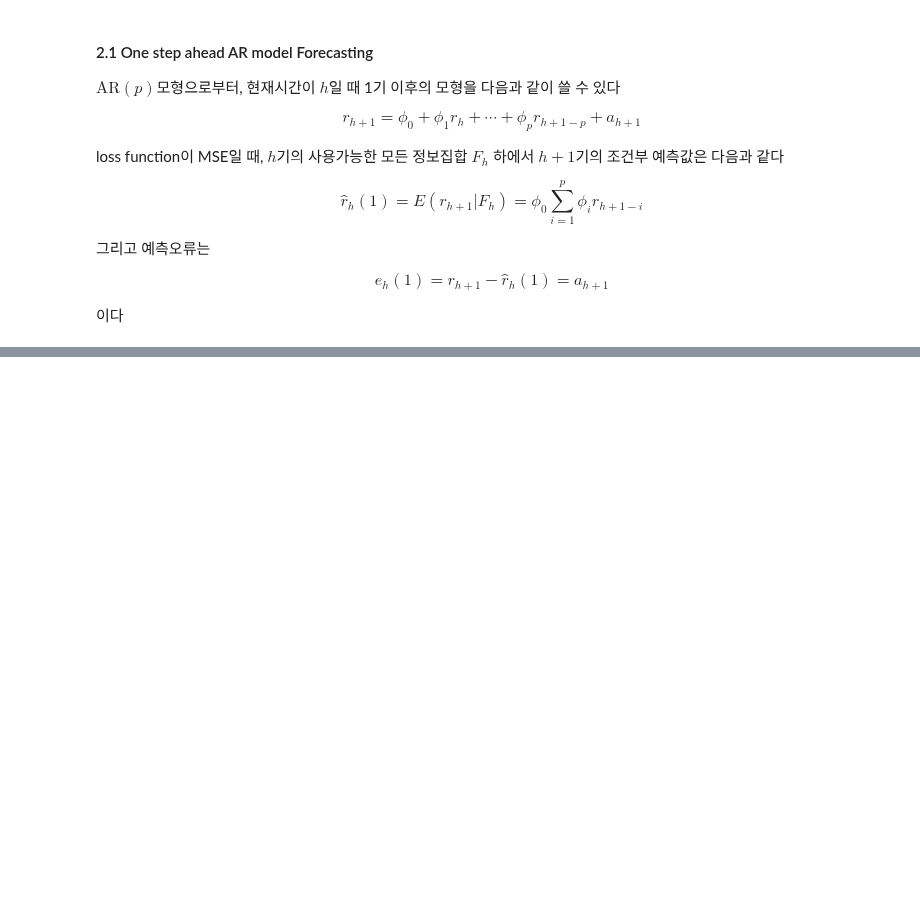
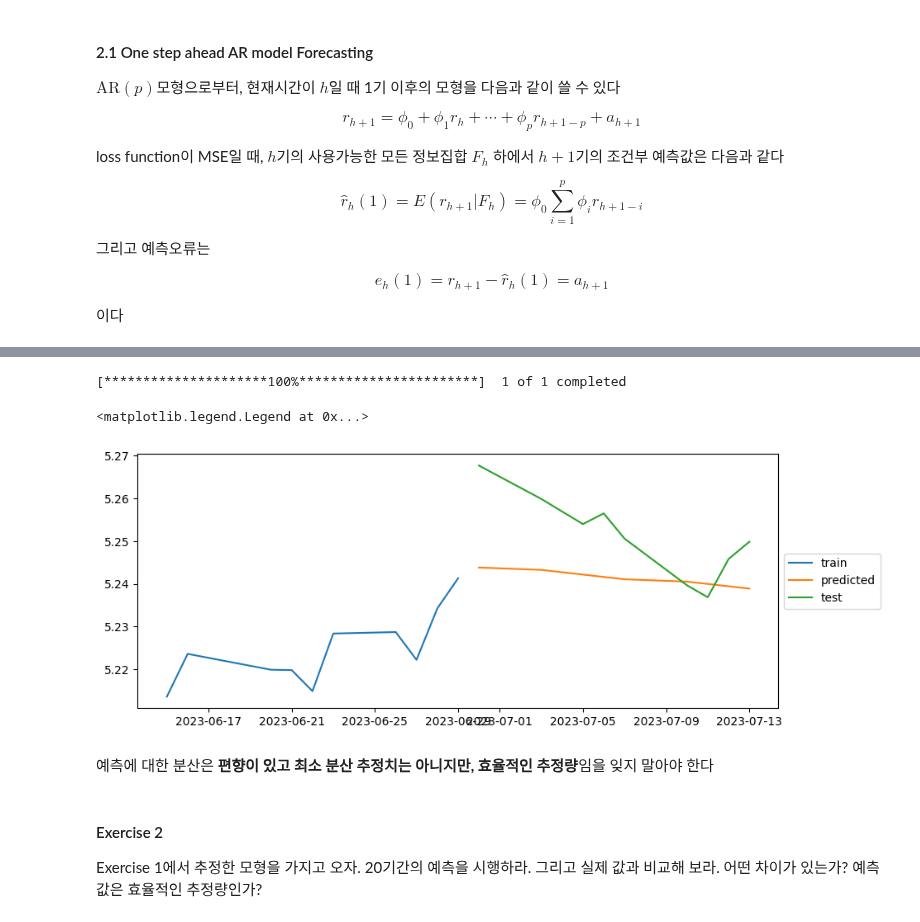
Before and after one commit to Tommylee1013/QUANTIFI, a Jupyter notebook: Week 05/Univariate Time Series.ipynb, the cells around one changed output, grey strips where cells are left out. Drawn from its saved outputs; the diff is of its cells as text; code cells hidden in the pictures; blank space fills up the shorter version.

```diff
--- a/Week 05/Univariate Time Series.ipynb
+++ b/Week 05/Univariate Time Series.ipynb
@@ -243,0 +345,23 @@ $$\hat r_h(l) = E(r_{h+l}|F_h) = \phi_0 \sum_{i=1}^p \phi_i \hat r_{h}(l-i)$$
+# %%
+start_date = '2023-06-30'
+end_date = '2023-07-14'
+
+apple_new= yf.download('AAPL', start = start_date, end = end_date)
+# %% [output]
+[*********************100%***********************]  1 of 1 completed
+# %%
+plt.figure(figsize = (10,4))
+plt.plot(model.fittedvalues[-10:], label = 'train')
+plt.plot(pd.date_range(start = '2023-06-30', periods = forecast_steps, freq='B'),
+         model.forecast(steps = forecast_steps), label = 'predicted')
+plt.plot(np.log(apple_new.Close), label = 'test')
+plt.legend(loc = 'center left', bbox_to_anchor = (1, 0.5))
+# %% [output]
+<matplotlib.legend.Legend at 0x...>
+[figure, added]
+# %% [markdown]
+예측에 대한 분산은 **편향이 있고 최소 분산 추정치는 아니지만, 효율적인 추정량**임을 잊지 말아야 한다
+# %% [markdown]
+#### Exercise 2
+
+Exercise 1에서 추정한 모형을 가지고 오자. 20기간의 예측을 시행하라. 그리고 실제 값과 비교해 보라. 어떤 차이가 있는가? 예측값은 효율적인 추정량인가?
```
Also changed, not shown: parts of 15 cells of this notebook.
